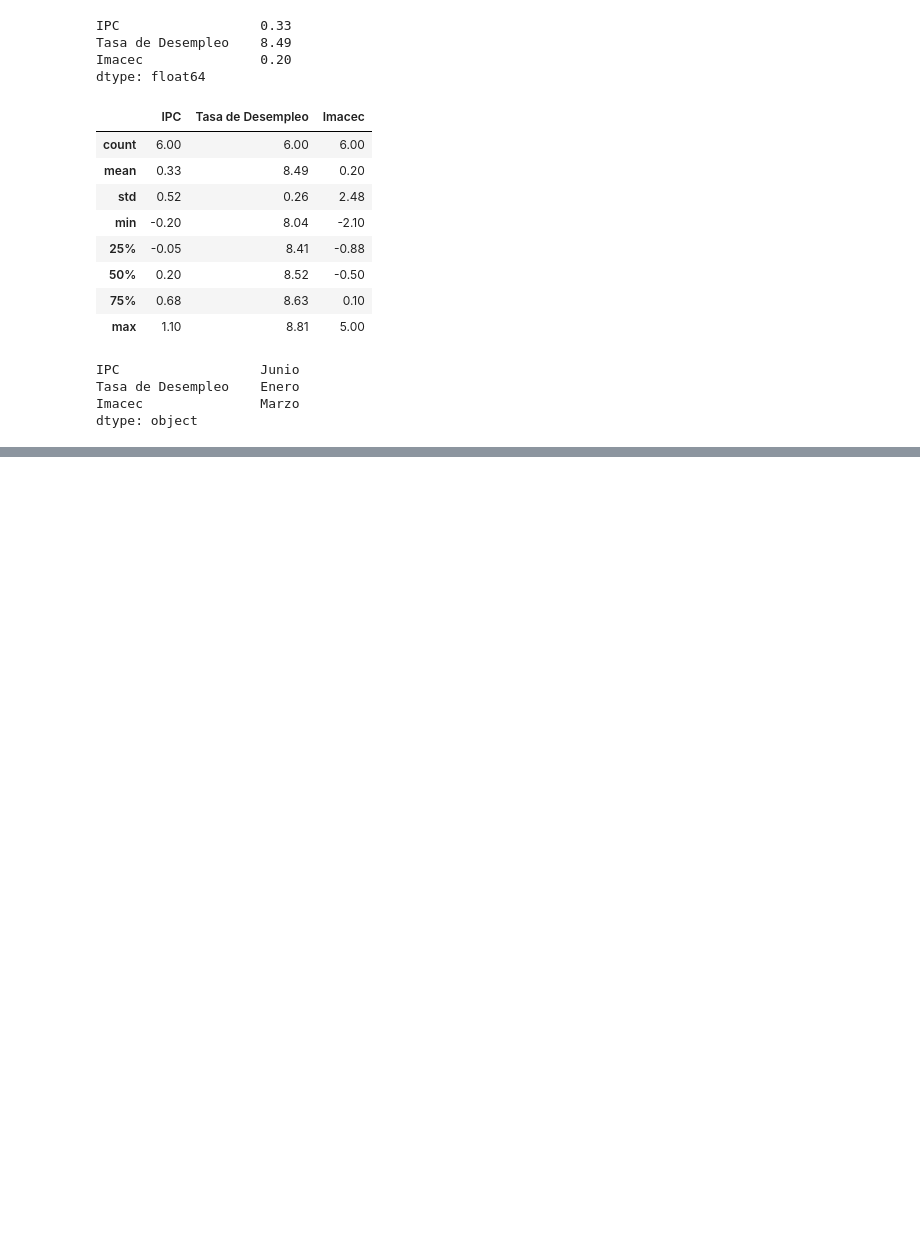
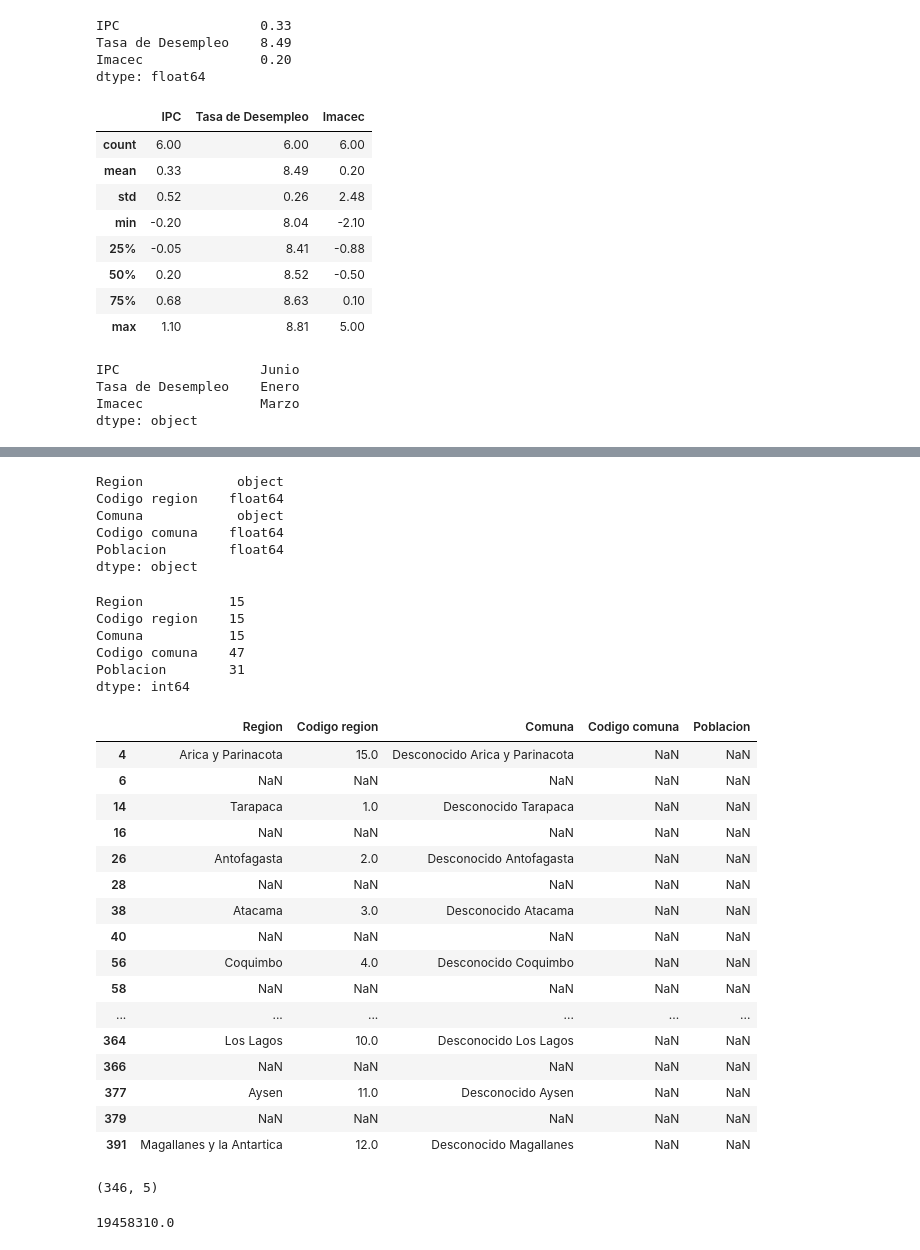
Before and after one commit to Vokturz/Curso-Python-BCCh, a Jupyter notebook: clase4/Clase4_Pandas.ipynb, the cells around one changed output, grey strips where cells are left out. Saved outputs shown, nothing was run; the diff lists cells and outputs as text; code cells hidden in the pictures; blank space fills up the shorter version.

````diff
--- a/clase4/Clase4_Pandas.ipynb
+++ b/clase4/Clase4_Pandas.ipynb
@@ -276,3 +281,9 @@ En este caso `ruta/del/archivo` corresponde a la ubicación del archivo dentro d
 # Cargar desde un archivo CSV en internet
 df = pd.read_csv('https://url_al_archivo_csv')
 ```
+# %%
+# Ejemplo, datos de población en Chile por Región y Comuna
+df = pd.read_csv('https://raw.githubusercontent.com/MinCiencia/Datos-COVID19/master/input/DistribucionDEIS/baseFiles/DEIS_template.csv')
+print(df.shape) # Mostrar las dimensiones
+# Mostrar las primeras (5) filas
+df.head()
@@ -278,0 +298,50 @@ df = pd.read_csv('https://url_al_archivo_csv')
+# %%
+# Tipos de cada columna
+# object es cualquier tipo no numerico (lista, tupla, strings, etc)
+# en este caso corresponden a strings
+df.dtypes
+# %% [output]
+Region            object
+Codigo region    float64
+Comuna            object
+Codigo comuna    float64
+Poblacion        float64
+dtype: object
+# %%
+# Veamos la cantidad de valores NaN
+df.isna().sum()
+# %% [output]
+Region           15
+Codigo region    15
+Comuna           15
+Codigo comuna    47
+Poblacion        31
+dtype: int64
+# %%
+# En particular, nos interesan los NaN en la columna poblacion
+df[df['Poblacion'].isna()]
+# %% [output]
+|  | Region | Codigo region | Comuna | Codigo comuna | Poblacion |
+| 4 | Arica y Parinacota | 15.0 | Desconocido Arica y Parinacota | NaN | NaN |
+| 6 | NaN | NaN | NaN | NaN | NaN |
+| 14 | Tarapaca | 1.0 | Desconocido Tarapaca | NaN | NaN |
+| 16 | NaN | NaN | NaN | NaN | NaN |
+| 26 | Antofagasta | 2.0 | Desconocido Antofagasta | NaN | NaN |
+| 28 | NaN | NaN | NaN | NaN | NaN |
+| 38 | Atacama | 3.0 | Desconocido Atacama | NaN | NaN |
+| 40 | NaN | NaN | NaN | NaN | NaN |
+| 56 | Coquimbo | 4.0 | Desconocido Coquimbo | NaN | NaN |
+| 58 | NaN | NaN | NaN | NaN | NaN |
+| ... | ... | ... | ... | ... | ... |
+| 364 | Los Lagos | 10.0 | Desconocido Los Lagos | NaN | NaN |
+| 366 | NaN | NaN | NaN | NaN | NaN |
+| 377 | Aysen | 11.0 | Desconocido Aysen | NaN | NaN |
+| 379 | NaN | NaN | NaN | NaN | NaN |
+| 391 | Magallanes y la Antartica | 12.0 | Desconocido Magallanes | NaN | NaN |
+# %%
+df = df.dropna(subset=["Poblacion"]) # Eliminamos los NaN de Población
+print(df.shape) # Deberían haber 346 comunas
+df["Poblacion"].sum() # ?? No parece ser correcto
+# %% [output]
+(346, 5)
+19458310.0
````
Also changed, not shown: parts of 6 cells of this notebook.
